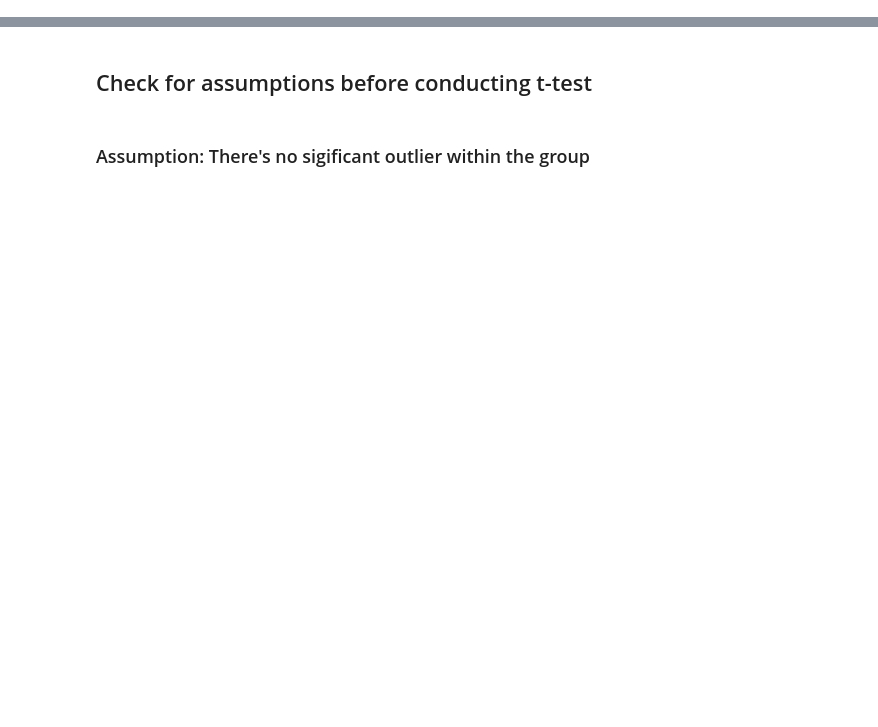
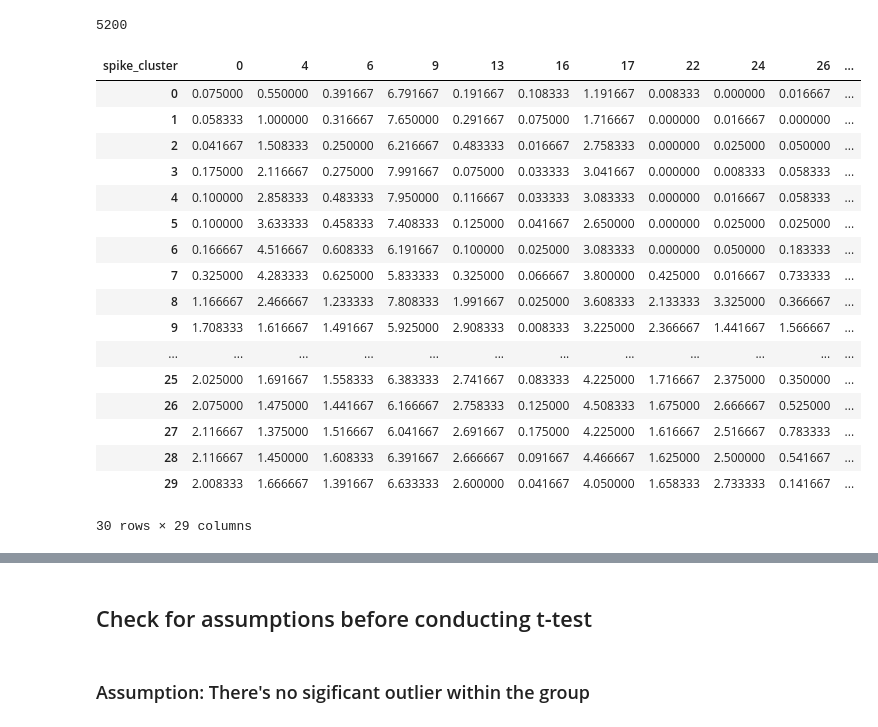
Before and after one commit to Ruairi-osul/ephys, a Jupyter notebook: mua_analysis/notebooks/Tran Tran's stats test.ipynb, the cells around one changed output, grey strips where cells are left out. Drawn from its saved outputs; the diff is of its cells as text; code cells hidden in the pictures; blank space fills up the shorter version.

```diff
--- a/mua_analysis/notebooks/Tran Tran's stats test.ipynb
+++ b/mua_analysis/notebooks/Tran Tran's stats test.ipynb
@@ -100,0 +112,4 @@ elif n_conditions == 2:
+# %%
+df_ts_stats = create_time_series(df_base)
+# %%
+df_ts_stats.fillna(0, inplace=True)
@@ -100,0 +135,4 @@ elif n_conditions == 2:
+# %%
+np.sum(df_ts_stats.iloc[:, 0] == 1)
+# %% [output]
+5200
@@ -100,0 +160,21 @@ elif n_conditions == 2:
+# %%
+mfr_base
+# %% [output]
+| spike_cluster | 0 | 4 | 6 | 9 | 13 | 16 | 17 | 22 | 24 | 26 | ... |
+| 0 | 0.075000 | 0.550000 | 0.391667 | 6.791667 | 0.191667 | 0.108333 | 1.191667 | 0.008333 | 0.000000 | 0.016667 | ... |
+| 1 | 0.058333 | 1.000000 | 0.316667 | 7.650000 | 0.291667 | 0.075000 | 1.716667 | 0.000000 | 0.016667 | 0.000000 | ... |
+| 2 | 0.041667 | 1.508333 | 0.250000 | 6.216667 | 0.483333 | 0.016667 | 2.758333 | 0.000000 | 0.025000 | 0.050000 | ... |
+| 3 | 0.175000 | 2.116667 | 0.275000 | 7.991667 | 0.075000 | 0.033333 | 3.041667 | 0.000000 | 0.008333 | 0.058333 | ... |
+| 4 | 0.100000 | 2.858333 | 0.483333 | 7.950000 | 0.116667 | 0.033333 | 3.083333 | 0.000000 | 0.016667 | 0.058333 | ... |
+| 5 | 0.100000 | 3.633333 | 0.458333 | 7.408333 | 0.125000 | 0.041667 | 2.650000 | 0.000000 | 0.025000 | 0.025000 | ... |
+| 6 | 0.166667 | 4.516667 | 0.608333 | 6.191667 | 0.100000 | 0.025000 | 3.083333 | 0.000000 | 0.050000 | 0.183333 | ... |
+| 7 | 0.325000 | 4.283333 | 0.625000 | 5.833333 | 0.325000 | 0.066667 | 3.800000 | 0.425000 | 0.016667 | 0.733333 | ... |
+| 8 | 1.166667 | 2.466667 | 1.233333 | 7.808333 | 1.991667 | 0.025000 | 3.608333 | 2.133333 | 3.325000 | 0.366667 | ... |
+| 9 | 1.708333 | 1.616667 | 1.491667 | 5.925000 | 2.908333 | 0.008333 | 3.225000 | 2.366667 | 1.441667 | 1.566667 | ... |
+| ... | ... | ... | ... | ... | ... | ... | ... | ... | ... | ... | ... |
+| 25 | 2.025000 | 1.691667 | 1.558333 | 6.383333 | 2.741667 | 0.083333 | 4.225000 | 1.716667 | 2.375000 | 0.350000 | ... |
+| 26 | 2.075000 | 1.475000 | 1.441667 | 6.166667 | 2.758333 | 0.125000 | 4.508333 | 1.675000 | 2.666667 | 0.525000 | ... |
+| 27 | 2.116667 | 1.375000 | 1.516667 | 6.041667 | 2.691667 | 0.175000 | 4.225000 | 1.616667 | 2.516667 | 0.783333 | ... |
+| 28 | 2.116667 | 1.450000 | 1.608333 | 6.391667 | 2.666667 | 0.091667 | 4.466667 | 1.625000 | 2.500000 | 0.541667 | ... |
+| 29 | 2.008333 | 1.666667 | 1.391667 | 6.633333 | 2.600000 | 0.041667 | 4.050000 | 1.658333 | 2.733333 | 0.141667 | ... |
+30 rows × 29 columns
```
Also changed, not shown: parts of 44 cells of this notebook, 11 other files.
